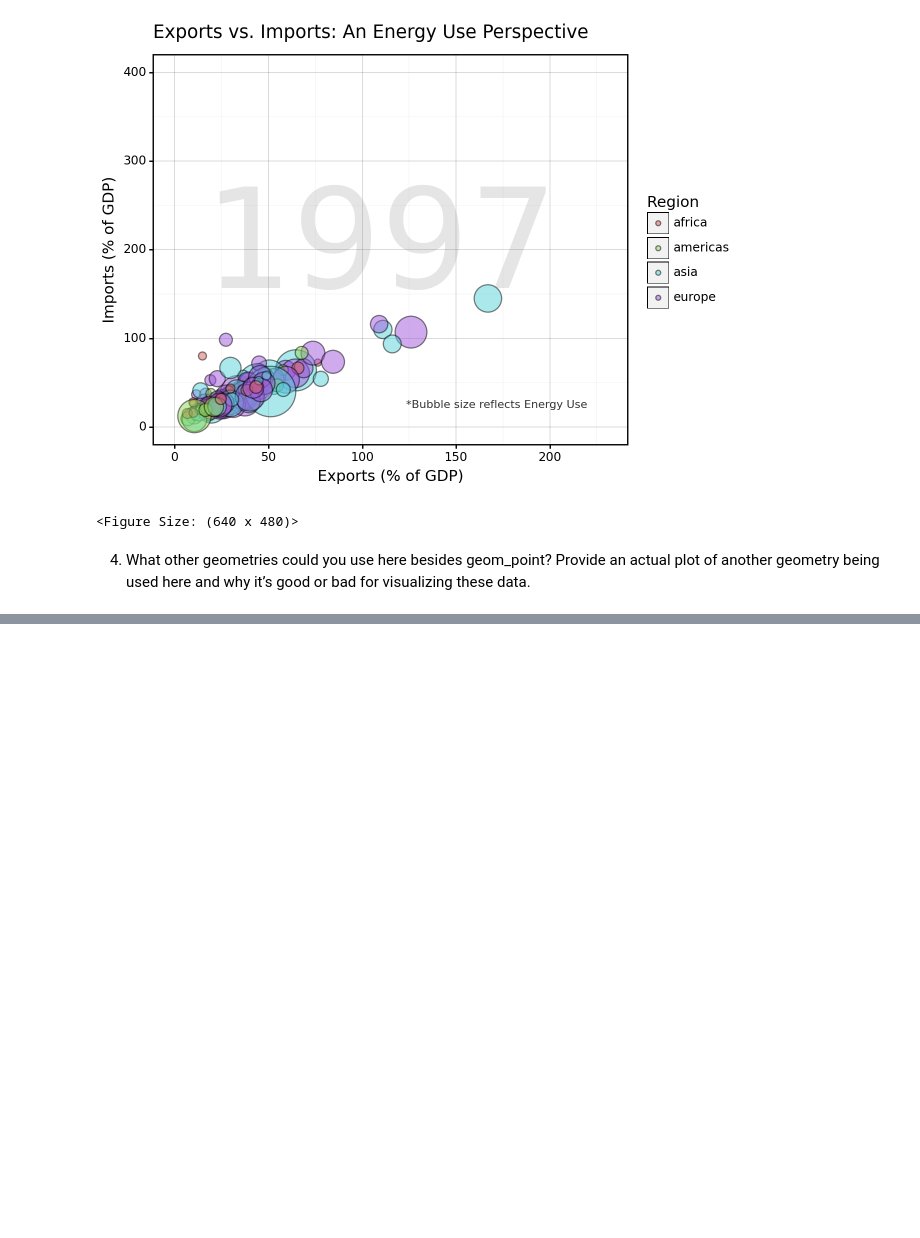
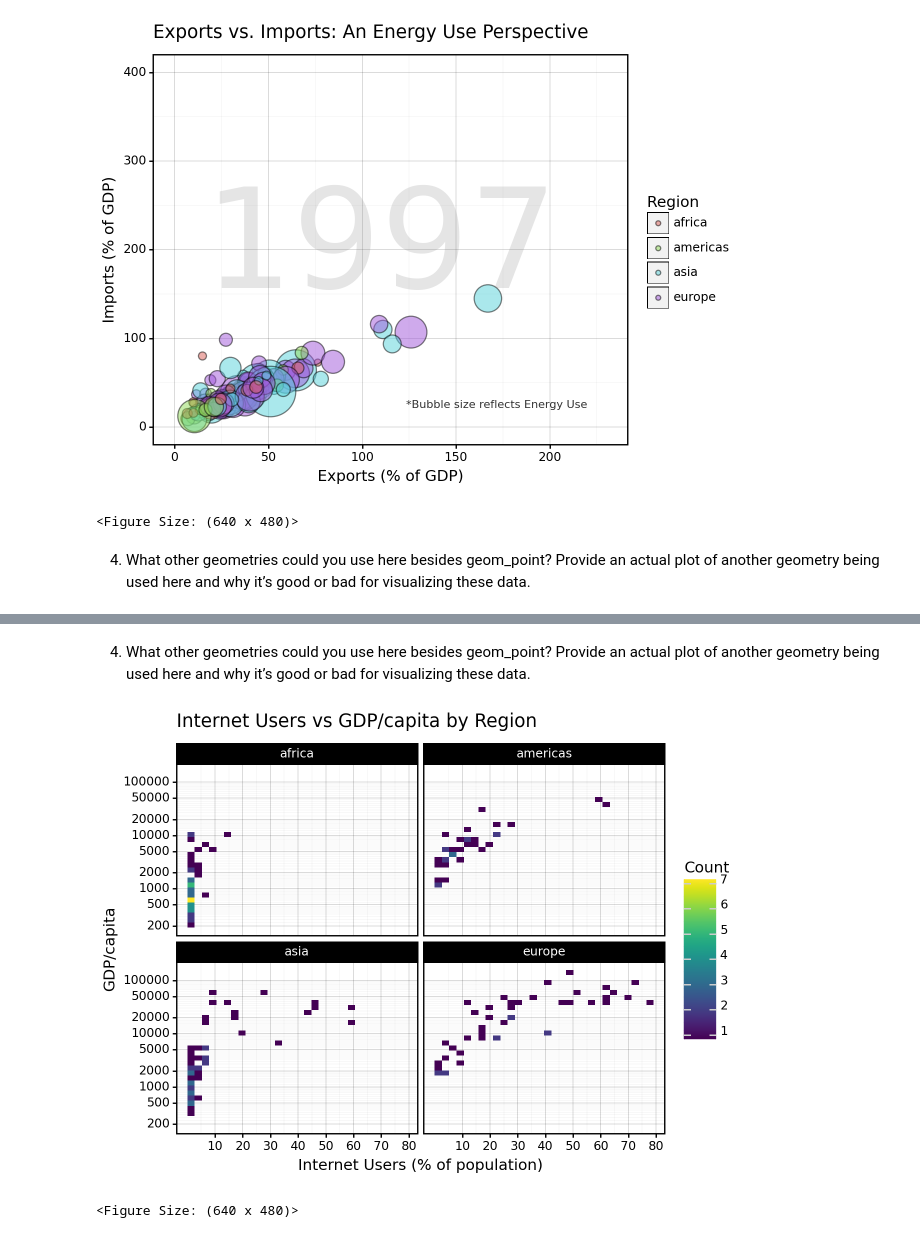
Before and after one commit to bellamccarty/GSB-544, a Jupyter notebook: Labs/Lab01/Lab01.ipynb, the cells around one changed output, grey strips where cells are left out. Cells and saved outputs as stored; diff of their text form; code cells hidden in the pictures; blank space fills up the shorter version.

```diff
--- a/Labs/Lab01/Lab01.ipynb
+++ b/Labs/Lab01/Lab01.ipynb
@@ -196,0 +239,16 @@ The plot effectively shows trends in the relationship between exports and import
+# %% [markdown]
+4. What other geometries could you use here besides geom_point? Provide an actual plot of another geometry being used here and why it’s good or bad for visualizing these data.
+# %%
+(ggplot(q3data, aes(x='internet_users', y='gdp')) +
+    geom_bin2d(bins=30) +  # Set gradient limits explicitly
+    facet_wrap('~four_regions') +  # Faceting by region to capture that detail
+    scale_y_log10(breaks=[200, 500, 1000, 2000, 5000, 10000, 20000, 50000, 100000]) +
+    scale_x_continuous(breaks=[10, 20, 30, 40, 50, 60, 70, 80, 90]) +
+    theme_linedraw() +
+    labs(x='Internet Users (% of population)', y='GDP/capita',
+         fill='Count',
+         title="Internet Users vs GDP/capita by Region") +
+    theme(legend_position='right'))
+# %% [output]
+[figure, added]
+<Figure Size: (640 x 480)>
```
Also changed, not shown: parts of 11 cells of this notebook, 1 other file.
